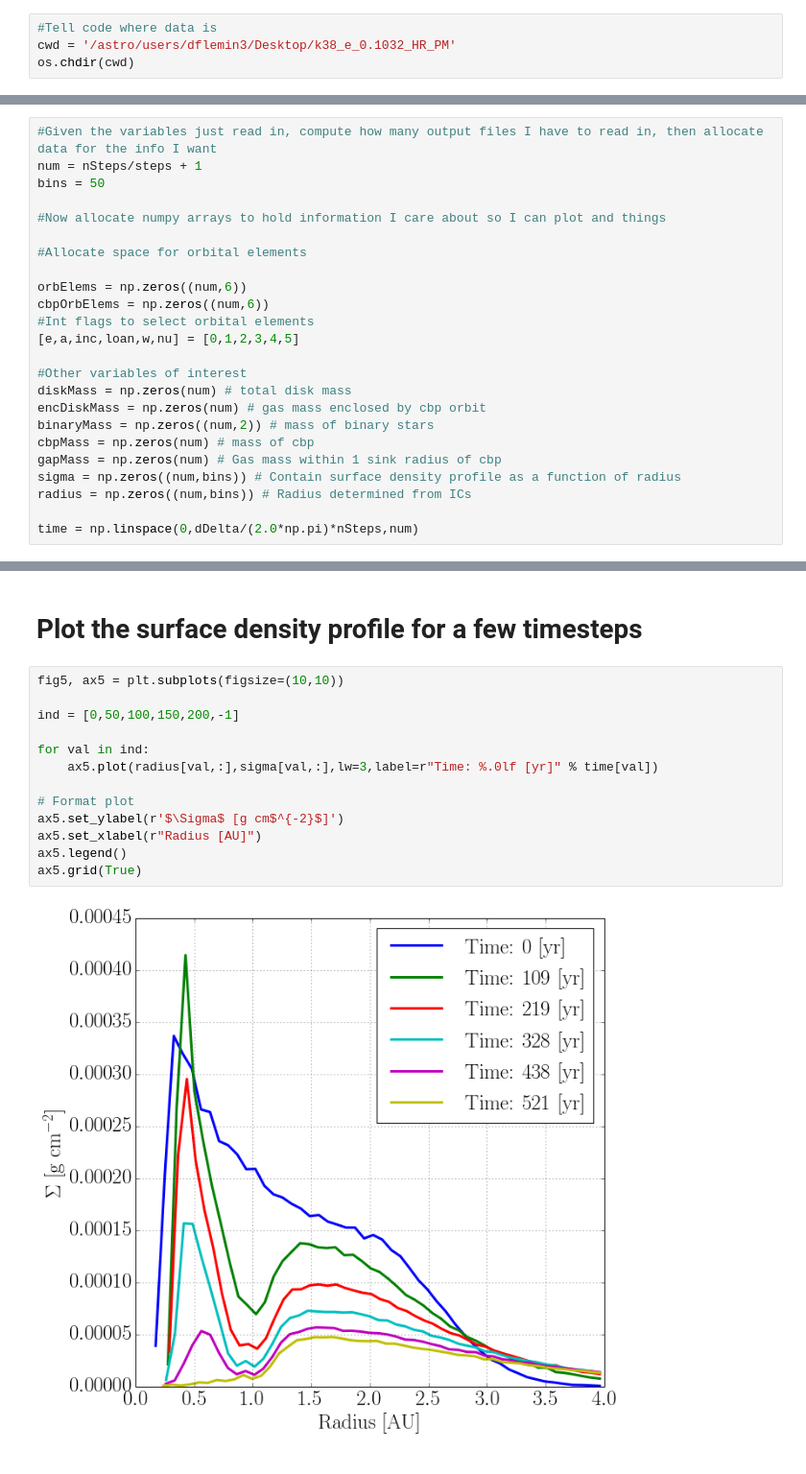
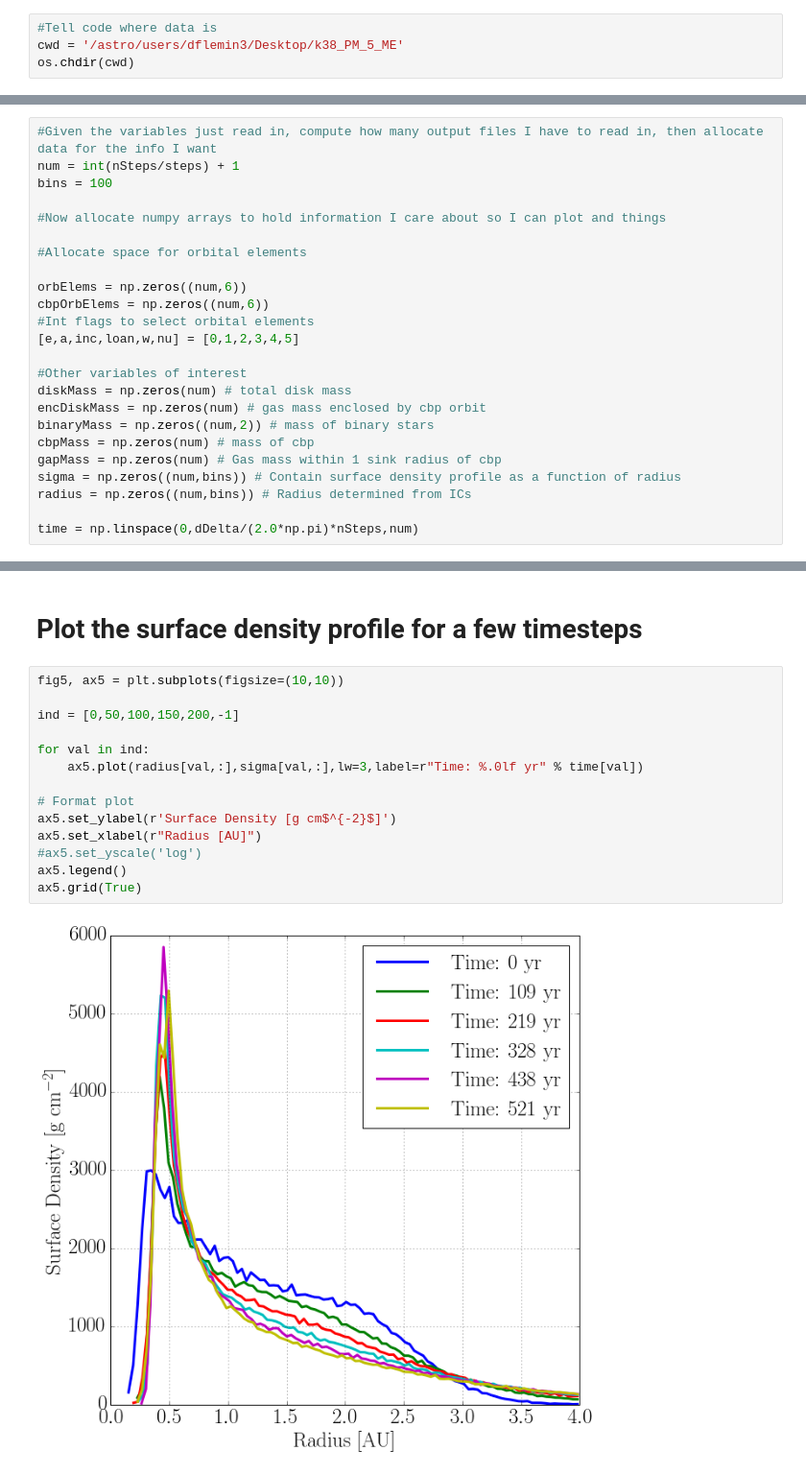
Before and after one commit to dflemin3/CBNotebooks, a Jupyter notebook: process_cbp_PM_snapshots.ipynb, the cells around one changed output, grey strips where cells are left out. Shown at 96% size. Saved outputs shown, nothing was run; the diff lists cells and outputs as text.

```diff
--- a/process_cbp_PM_snapshots.ipynb
+++ b/process_cbp_PM_snapshots.ipynb
@@ -37,7 +39,7 @@ mpl.rcParams['font.size'] = 25.0
 User must provide to the variable "cwd" the full directory name of the dir where the data is.  Then, set the flags to get the analysis you want.
 # %%
 #Tell code where data is
-cwd = '/astro/users/dflemin3/Desktop/k38_e_0.1032_HR_PM'
+cwd = '/astro/users/dflemin3/Desktop/k38_PM_5_ME'
 os.chdir(cwd)
 # %%
 Flags = None
@@ -98,8 +99,8 @@ else:
             sinkRadius = float(line.split()[-1])
 # %%
 #Given the variables just read in, compute how many output files I have to read in, then allocate data for the info I want
-num = nSteps/steps + 1
-bins = 50
+num = int(nSteps/steps) + 1
+bins = 100
 
 #Now allocate numpy arrays to hold information I care about so I can plot and things
 
@@ -487,15 +560,16 @@ fig4.tight_layout()
 # %%
 fig5, ax5 = plt.subplots(figsize=(10,10))
 
 ind = [0,50,100,150,200,-1]
 
 for val in ind:
-    ax5.plot(radius[val,:],sigma[val,:],lw=3,label=r"Time: %.0lf [yr]" % time[val])
+    ax5.plot(radius[val,:],sigma[val,:],lw=3,label=r"Time: %.0lf yr" % time[val])
 
 # Format plot
-ax5.set_ylabel(r'$\Sigma$ [g cm$^{-2}$]')
+ax5.set_ylabel(r'Surface Density [g cm$^{-2}$]')
 ax5.set_xlabel(r"Radius [AU]")
+#ax5.set_yscale('log')
 ax5.legend()
 ax5.grid(True)
 # %% [output]
-[figure, old version]
+[figure, new version]
```
Also changed, not shown: parts of 11 cells of this notebook, 2 other files.
